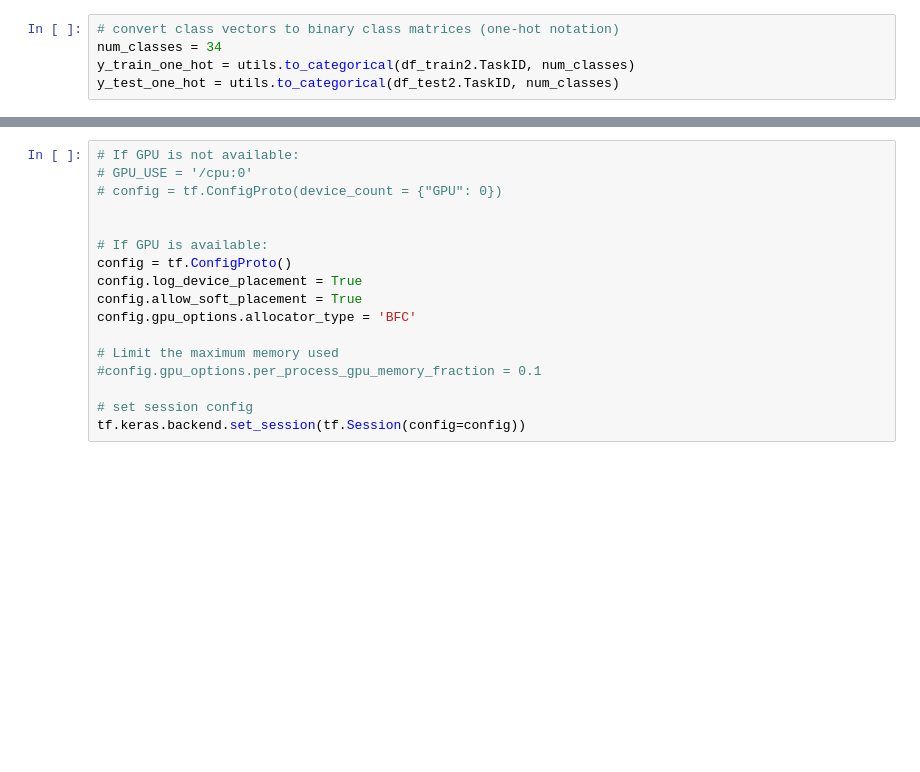
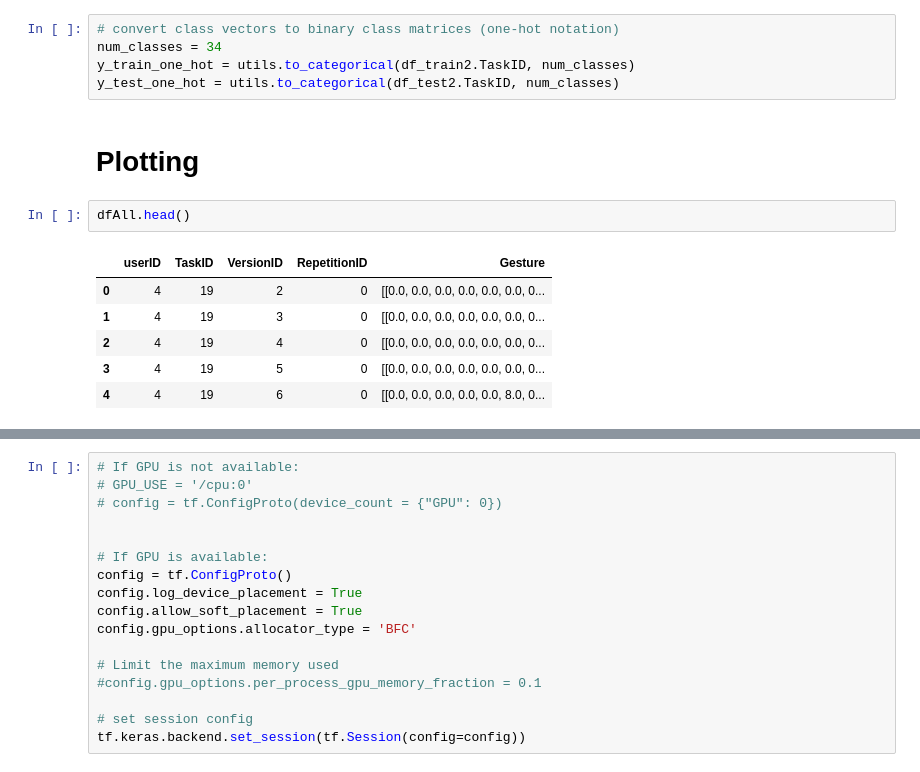
Before and after one commit to robsch94/FaPraKnuckleInput, a Jupyter notebook: Jupyter/Step_3_ModelTraining_Gestures.ipynb, the cells around one changed output, grey strips where cells are left out. Cells and saved outputs as stored; diff of their text form; blank space fills up the shorter version.

```diff
--- a/Jupyter/Step_3_ModelTraining_Gestures.ipynb
+++ b/Jupyter/Step_3_ModelTraining_Gestures.ipynb
@@ -87,3 +93,14 @@ x_test = x_test.reshape(-1, 27, 15, 1)
 num_classes = 34
 y_train_one_hot = utils.to_categorical(df_train2.TaskID, num_classes)
 y_test_one_hot = utils.to_categorical(df_test2.TaskID, num_classes)
+# %% [markdown]
+# Plotting
+# %%
+dfAll.head()
+# %% [output]
+|  | userID | TaskID | VersionID | RepetitionID | Gesture |
+| 0 | 4 | 19 | 2 | 0 | [[0.0, 0.0, 0.0, 0.0, 0.0, 0.0, 0... |
+| 1 | 4 | 19 | 3 | 0 | [[0.0, 0.0, 0.0, 0.0, 0.0, 0.0, 0... |
+| 2 | 4 | 19 | 4 | 0 | [[0.0, 0.0, 0.0, 0.0, 0.0, 0.0, 0... |
+| 3 | 4 | 19 | 5 | 0 | [[0.0, 0.0, 0.0, 0.0, 0.0, 0.0, 0... |
+| 4 | 4 | 19 | 6 | 0 | [[0.0, 0.0, 0.0, 0.0, 0.0, 8.0, 0... |
```
Also changed, not shown: parts of 7 cells of this notebook, 2 other files.
